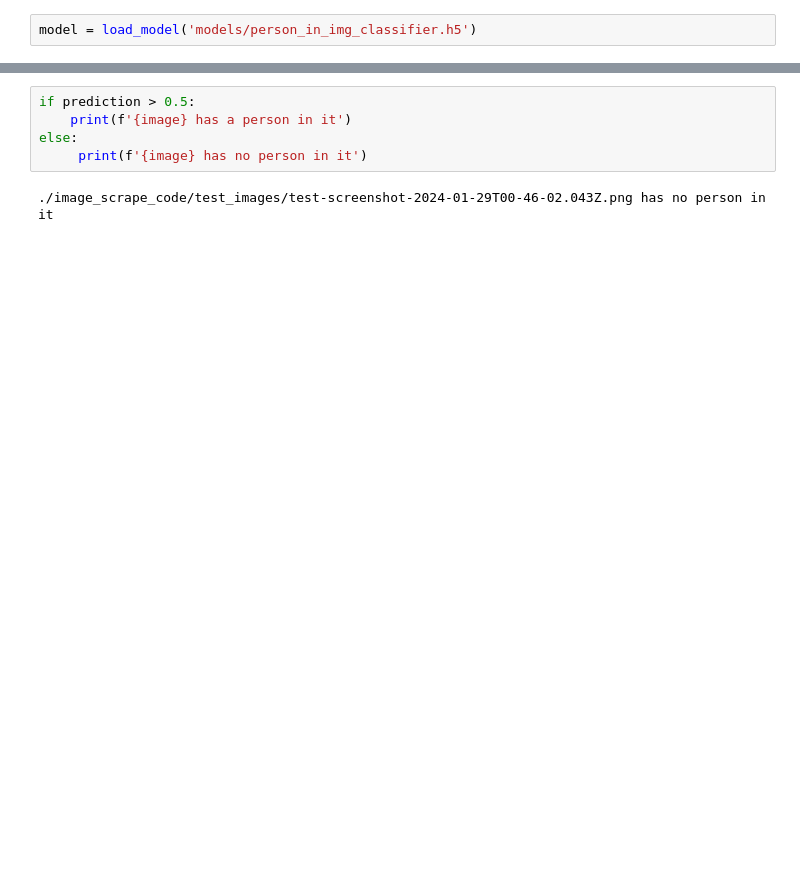
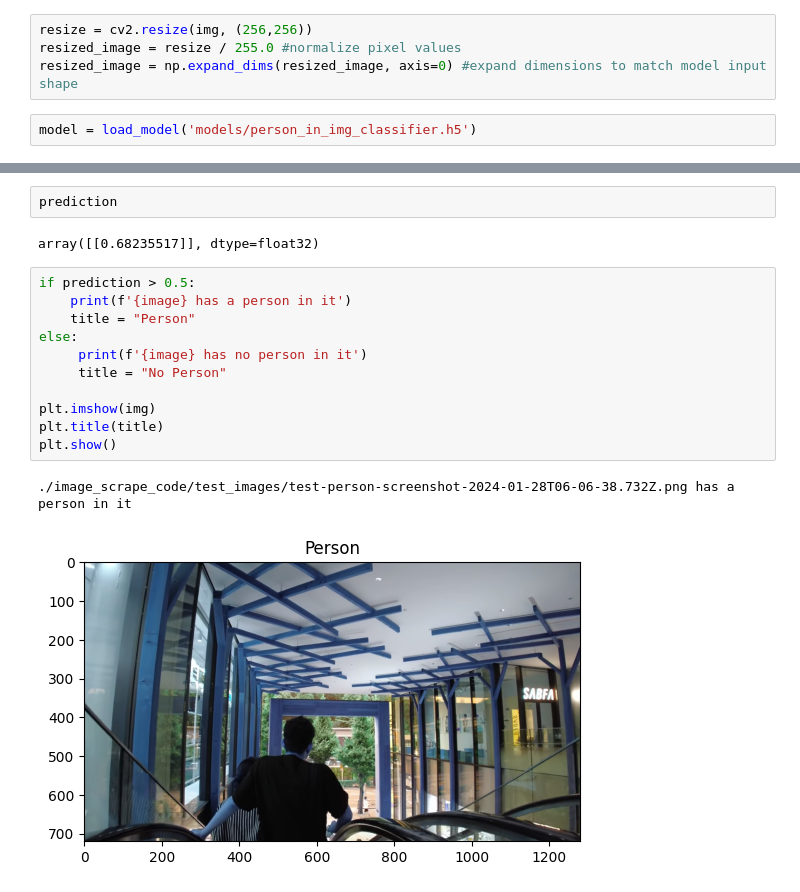
Before and after one commit to cjvillar/tf-image-train-workbook, a Jupyter notebook: run_model.ipynb, the cells around one changed output, grey strips where cells are left out. Cells and saved outputs as stored; diff of their text form; blank space fills up the shorter version.

```diff
--- a/run_model.ipynb
+++ b/run_model.ipynb
@@ -38,3 +32,7 @@ plt.show()
+# %%
+resize = cv2.resize(img, (256,256))
+resized_image = resize / 255.0 #normalize pixel values
+resized_image = np.expand_dims(resized_image, axis=0) #expand dimensions to match model input shape
 # %%
 model = load_model('models/person_in_img_classifier.h5')
 # %%
@@ -45,7 +43,18 @@ prediction = model.predict(np.expand_dims(resize/255,0))
+# %%
+prediction
+# %% [output]
+array([[0.68235517]], dtype=float32)
 # %%
 if prediction > 0.5:
     print(f'{image} has a person in it')
+    title = "Person"
 else:
      print(f'{image} has no person in it')
+     title = "No Person"
+
+plt.imshow(img)
+plt.title(title)
+plt.show()
 # %% [output]
-./image_scrape_code/test_images/test-screenshot-2024-01-29T00-46-02.043Z.png has no person in it
+./image_scrape_code/test_images/test-person-screenshot-2024-01-28T06-06-38.732Z.png has a person in it
+[figure, added]
```
Also changed, not shown: parts of 5 cells of this notebook.
